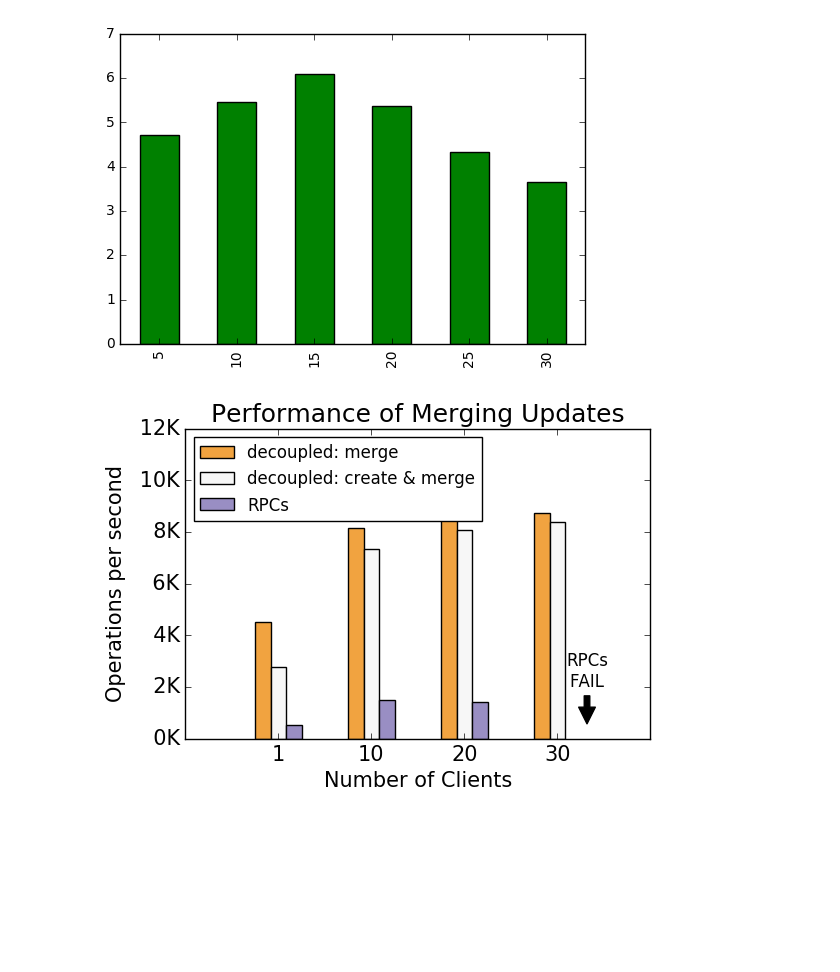
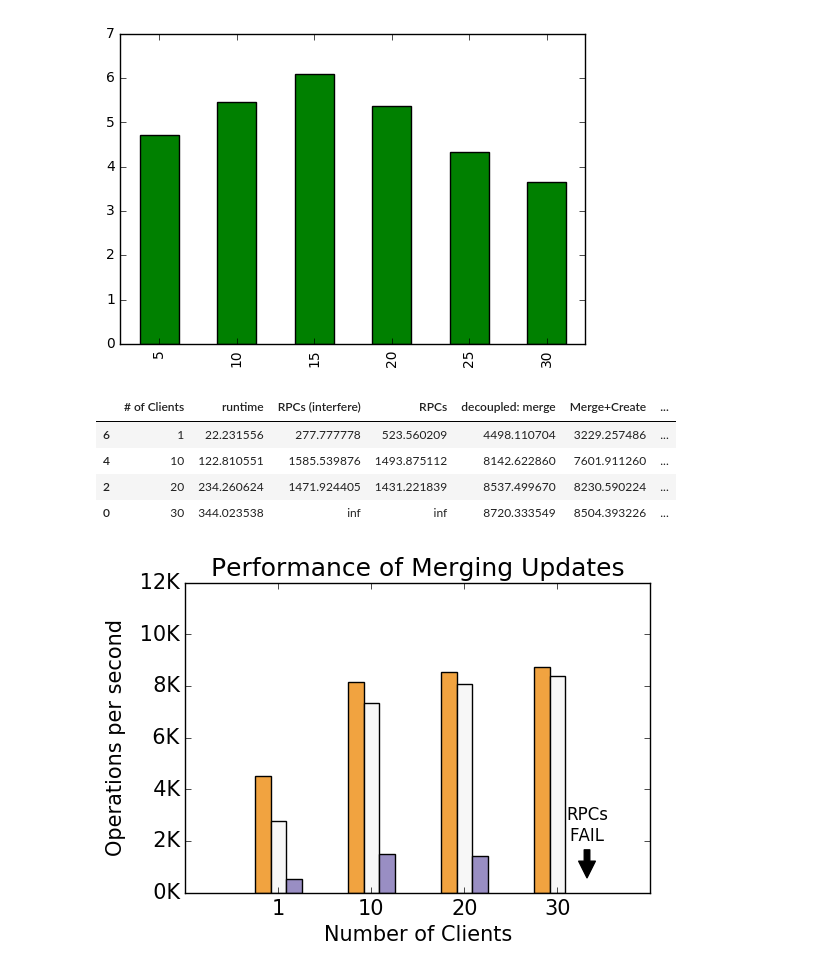
Before and after one commit to michaelsevilla/cudele-popper, a Jupyter notebook: experiments/cudele-mergescale/visualize/viz.ipynb, the cells around one changed output. Saved outputs shown, nothing was run; the diff lists cells and outputs as text; code cells hidden in the pictures; blank space fills up the shorter version.

```diff
--- a/experiments/cudele-mergescale/visualize/viz.ipynb
+++ b/experiments/cudele-mergescale/visualize/viz.ipynb
@@ -131,33 +131,39 @@ df = df.iloc[::-1]
 #df = df[df['# of Clients'] > 1]
 
 # add on the time to create
 with open('../../cudele-mechanisms/results/summary.txt') as f:
     df_create = pd.read_csv(f, names=['job', 'nfiles', 'time', 'runtime'])
     df_create['runtime'] = df_create['runtime'].apply(to_seconds)
 df_create = df_create[df_create['job'] == 'create']
 df_create = df_create[df_create['nfiles'] == 100000]
 df['Merge+Create'] = (df['# of Clients']*100000)/(df['runtime']+float(df_create['runtime']))
 df['decoupled: create & merge'] = (df['# of Clients']*100000)/(df['runtime']+float(df_create['runtime']+(2.727+1.155+1.157)))
 
 df = df[df['# of Clients'] != 5]
 df = df[df['# of Clients'] != 15]
 df = df[df['# of Clients'] != 25]
 
 font = {'size'   : 15}
 matplotlib.rc('font', **font)
 fig, ax = plt.subplots(1, 1)
 df.plot.bar(ax=ax, y=['decoupled: merge',  'decoupled: create & merge', 'RPCs'], colors=['#f1a340', '#f7f7f7', '#998ec3'])
 
 ax.set_xticklabels(df['# of Clients'], rotation=0)
 ax.set_ylabel("Operations per second")
-ax.legend(loc='upper left', fontsize=12)
+ax.legend().remove() #ax.legend(loc='upper left', fontsize=12)
 ax.annotate('RPCs\nFAIL', xy=(3.32, 500), xytext=(3.32, 2000),horizontalalignment='center', fontsize=12, arrowprops=dict(facecolor='black', shrink=0.05))
 #ax.annotate('FAIL', xy=(6.3, 500), xytext=(6.3, 2000),horizontalalignment='center', arrowprops=dict(facecolor='black', shrink=0.05))
 ax.set_xlabel("Number of Clients")
 ax.set_xlim(-1, 4)
 ax.set_ylim(0, 12000)
 ax.set_yticklabels(['{:3.0f}K'.format(x/1000) for x in ax.get_yticks()])
 ax.set_title("Performance of Merging Updates")
-fig.savefig('graphs/mergescale.png', bbox_inches='tight', dpi=400)
+#fig.savefig('graphs/mergescale.png', bbox_inches='tight', dpi=400)
+df
 # %% [output]
+|  | # of Clients | runtime | RPCs (interfere) | RPCs | decoupled: merge | Merge+Create | ... |
+| 6 | 1 | 22.231556 | 277.777778 | 523.560209 | 4498.110704 | 3229.257486 | ... |
+| 4 | 10 | 122.810551 | 1585.539876 | 1493.875112 | 8142.622860 | 7601.911260 | ... |
+| 2 | 20 | 234.260624 | 1471.924405 | 1431.221839 | 8537.499670 | 8230.590224 | ... |
+| 0 | 30 | 344.023538 | inf | inf | 8720.333549 | 8504.393226 | ... |
-[figure, old version]
+[figure, new version]
```
Also changed, not shown: parts of 1 cell of this notebook, 8 other files.
